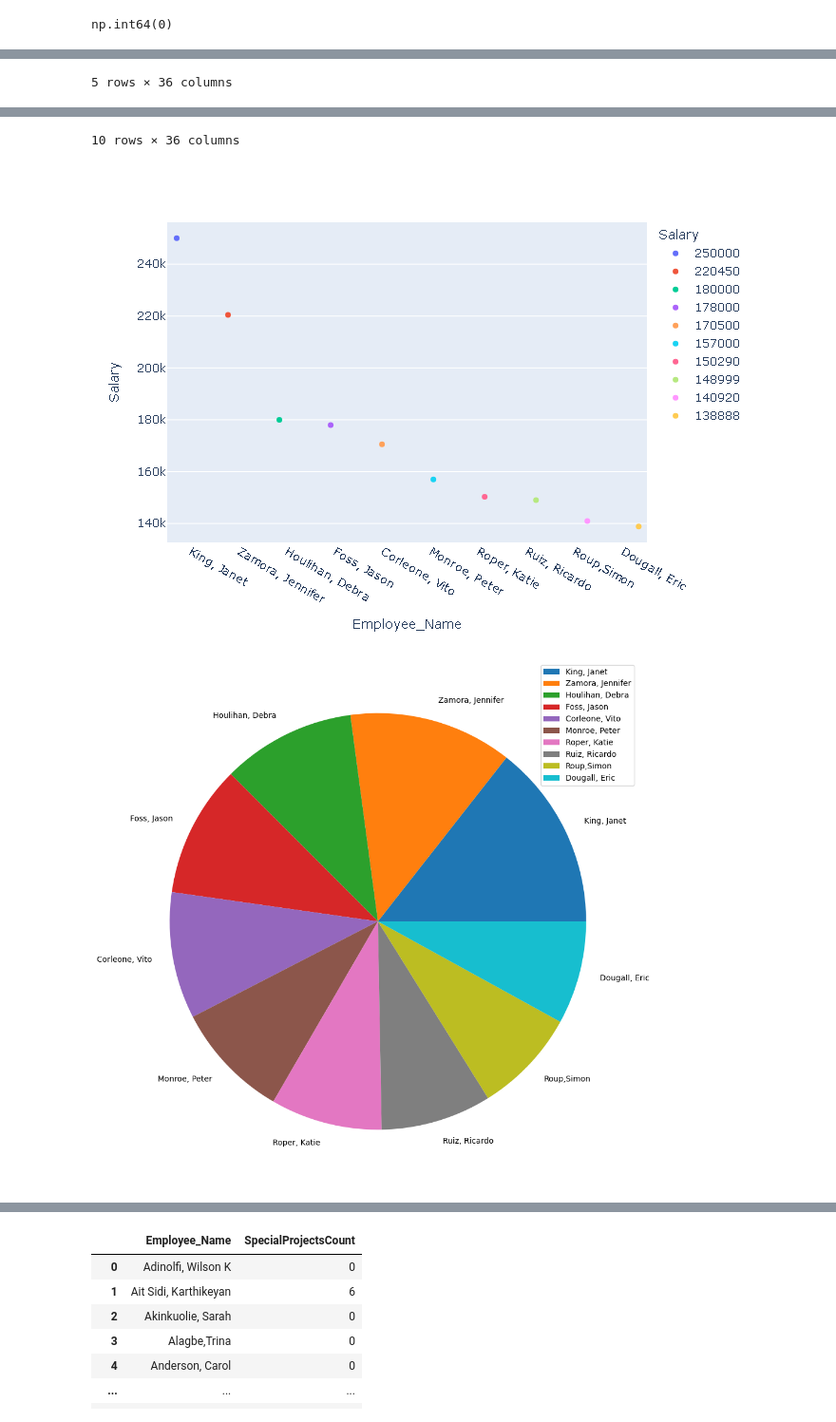
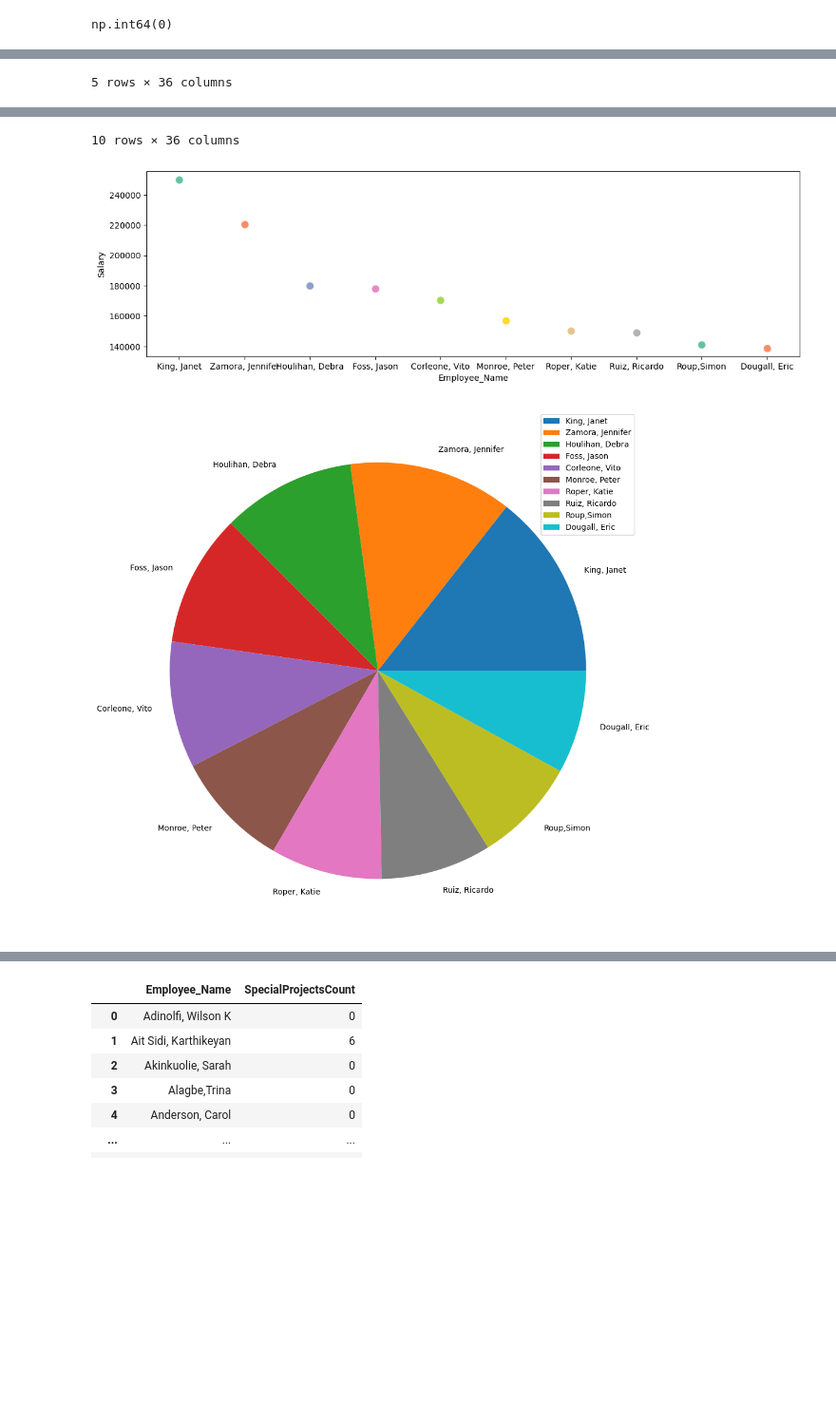
Before and after one commit to vedprakash8721/Abhishek-Data-Science-Portfolio, a Jupyter notebook: ML PW/Module 2 ( EDA exploratory data analysis )/EDA HR ANALYTICS.ipynb, the cells around one changed output, grey strips where cells are left out. Shown at 95% size. Drawn from its saved outputs; the diff is of its cells as text; code cells hidden in the pictures; blank space fills up the shorter version.

Commit message:
CONVERTING GRAPH FROM PLOTLY TO SEABORN ( DUE TO RENDER ISSUE ON GITHUB ) THE CODE IS STILL BUT NOT IN USE

```diff
--- a/ML PW/Module 2 ( EDA exploratory data analysis )/EDA HR ANALYTICS.ipynb
+++ b/ML PW/Module 2 ( EDA exploratory data analysis )/EDA HR ANALYTICS.ipynb
@@ -105,36 +105,40 @@ np.int64(0)
 # -------------------------------------- EDA PART ----------------------------------------
 # top 10 employee with highest salary
 display(df.head(5))
 top_10_salary=df.sort_values(by='Salary',ascending=False)[:10]
 display(top_10_salary)
-fig=px.strip(top_10_salary,y='Salary',x='Employee_Name',hover_name='Employee_Name',color='Salary')
-fig.update_traces(jitter=1)
-fig.show(renderer='png')
+plt.figure(figsize=(14,4))
+sns.pointplot(data=top_10_salary,y='Salary',x='Employee_Name',palette="Set2")
+plt.show()
+
+# fig=px.strip(top_10_salary,y='Salary',x='Employee_Name',hover_name='Employee_Name',color='Salary')
+# fig.update_traces(jitter=1)
+# fig.show(renderer='png')
 
 plt.figure(figsize=(12,12))
 plt.pie(top_10_salary['Salary'],labels=top_10_salary['Employee_Name'])
 plt.legend()
 plt.show()
 # %% [output]
 |  | Employee_Name | EmpID | MarriedID | MaritalStatusID | GenderID | EmpStatusID | DeptID | PerfScoreID | ... |
 | 0 | Adinolfi, Wilson K | 10026 | 0 | 0 | 1 | 1 | 5 | 4 | ... |
 | 1 | Ait Sidi, Karthikeyan | 10084 | 1 | 1 | 1 | 5 | 3 | 3 | ... |
 | 2 | Akinkuolie, Sarah | 10196 | 1 | 1 | 0 | 5 | 5 | 3 | ... |
 | 3 | Alagbe,Trina | 10088 | 1 | 1 | 0 | 1 | 5 | 3 | ... |
 | 4 | Anderson, Carol | 10069 | 0 | 2 | 0 | 5 | 5 | 3 | ... |
 5 rows × 36 columns
 |  | Employee_Name | EmpID | MarriedID | MaritalStatusID | GenderID | EmpStatusID | DeptID | PerfScoreID | ... |
 | 150 | King, Janet | 10089 | 1 | 1 | 0 | 1 | 2 | 3 | ... |
 | 308 | Zamora, Jennifer | 10010 | 0 | 0 | 0 | 1 | 3 | 4 | ... |
 | 131 | Houlihan, Debra | 10272 | 1 | 1 | 0 | 1 | 6 | 3 | ... |
 | 96 | Foss, Jason | 10015 | 0 | 0 | 1 | 1 | 3 | 4 | ... |
 | 55 | Corleone, Vito | 10019 | 0 | 0 | 1 | 1 | 5 | 4 | ... |
 | 190 | Monroe, Peter | 10288 | 1 | 1 | 1 | 1 | 3 | 2 | ... |
 | 240 | Roper, Katie | 10086 | 0 | 0 | 0 | 1 | 3 | 3 | ... |
 | 244 | Ruiz, Ricardo | 10222 | 0 | 2 | 1 | 5 | 3 | 3 | ... |
 | 243 | Roup,Simon | 10198 | 0 | 0 | 1 | 1 | 3 | 3 | ... |
 | 76 | Dougall, Eric | 10028 | 0 | 0 | 1 | 1 | 3 | 4 | ... |
 10 rows × 36 columns
-[figure, old version]
+[figure, new version]
 [figure]
 # %%
```
Also changed, not shown: parts of 3 cells of this notebook.
